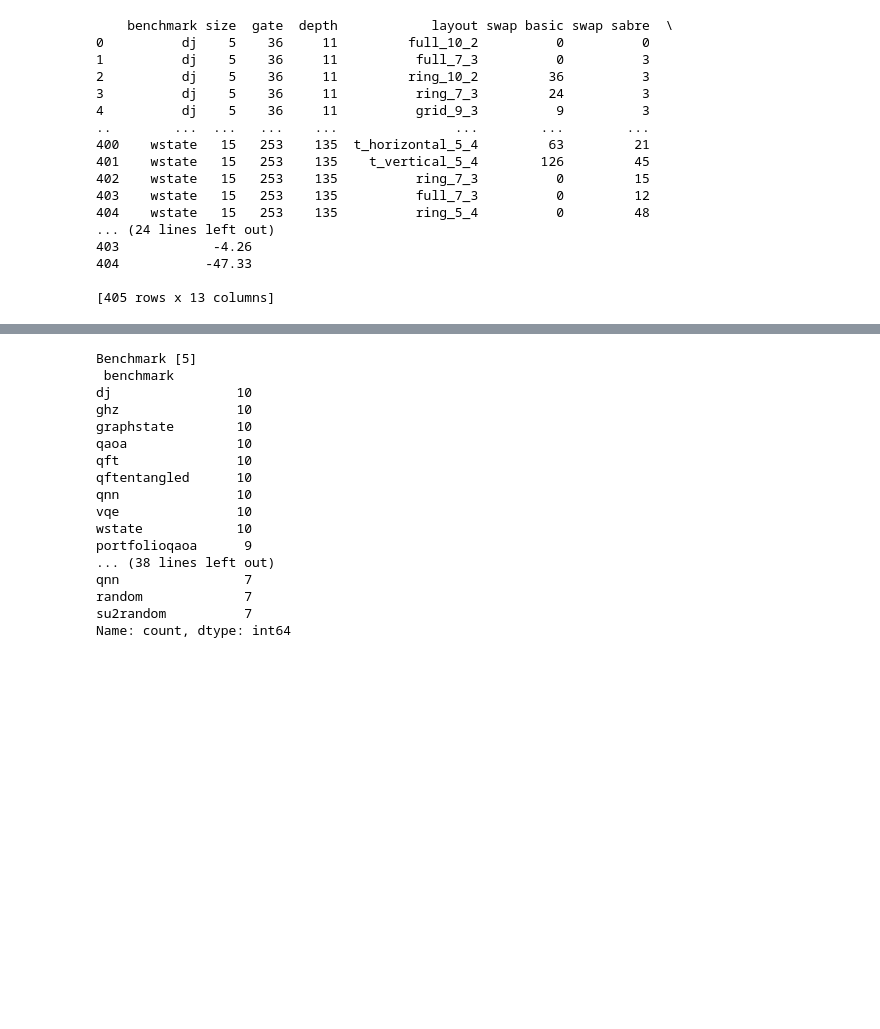
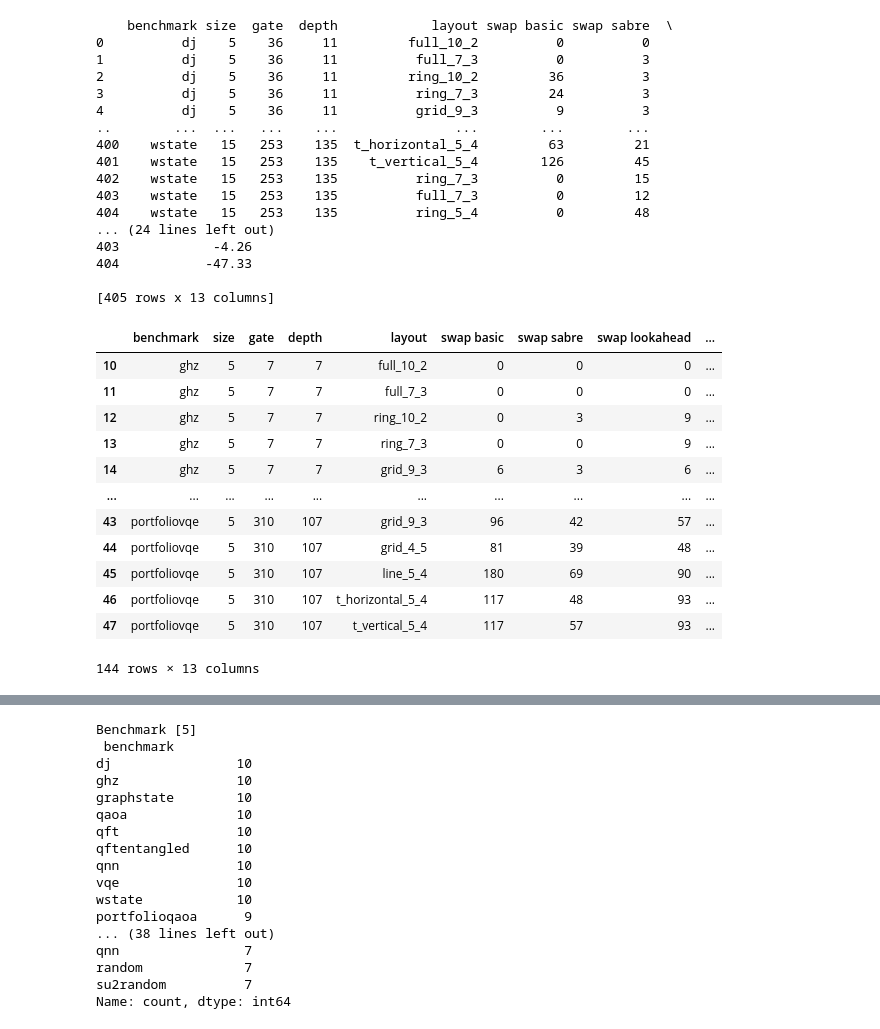
Before and after one commit to natashaval/qubit-mapping-distributed-qc, a Jupyter notebook: 6_table_plot.ipynb, the cells around one changed output, grey strips where cells are left out. Cells and saved outputs as stored; diff of their text form; code cells hidden in the pictures; blank space fills up the shorter version.

```diff
--- a/6_table_plot.ipynb
+++ b/6_table_plot.ipynb
@@ -144,10 +144,39 @@ def build_by_benchmark(df, circuit_size):
     latex = latex.replace('_', r'\_').replace('%', r'\%')
     save_latex_to_file(latex, circuit_size, 'benchmark')
     return df
+# %%
+import os
+
+def build_by_benchmark_excel(df, circuit_size):
+    df = df[df['size'] == f"{circuit_size}"]
+    df = df.sort_values(by=['gate', 'benchmark'])
+    # df = df.drop(columns=['size'])
+    # df = rename_columns(df)
+    with pd.ExcelWriter("excel/benchmark_layout.xlsx", mode="a" if os.path.exists("excel/benchmark_layout.xlsx") else "w", engine="openpyxl") as writer: # change mode between a = append and w = write
+        df.to_excel(writer, sheet_name=f"n = {circuit_size}", index=False)
+    return df
 # %%
 df_benchmark_5 = build_by_benchmark(df, 5)
 df_benchmark_10 = build_by_benchmark(df, 10)
 df_benchmark_15 = build_by_benchmark(df, 15)
+# %%
+build_by_benchmark_excel(df, 5)
+# build_by_benchmark_excel(df, 10)
+# build_by_benchmark_excel(df, 15)
+# %% [output]
+|  | benchmark | size | gate | depth | layout | swap basic | swap sabre | swap lookahead | ... |
+| 10 | ghz | 5 | 7 | 7 | full_10_2 | 0 | 0 | 0 | ... |
+| 11 | ghz | 5 | 7 | 7 | full_7_3 | 0 | 0 | 0 | ... |
+| 12 | ghz | 5 | 7 | 7 | ring_10_2 | 0 | 3 | 9 | ... |
+| 13 | ghz | 5 | 7 | 7 | ring_7_3 | 0 | 0 | 9 | ... |
+| 14 | ghz | 5 | 7 | 7 | grid_9_3 | 6 | 3 | 6 | ... |
+| ... | ... | ... | ... | ... | ... | ... | ... | ... | ... |
+| 43 | portfoliovqe | 5 | 310 | 107 | grid_9_3 | 96 | 42 | 57 | ... |
+| 44 | portfoliovqe | 5 | 310 | 107 | grid_4_5 | 81 | 39 | 48 | ... |
+| 45 | portfoliovqe | 5 | 310 | 107 | line_5_4 | 180 | 69 | 90 | ... |
+| 46 | portfoliovqe | 5 | 310 | 107 | t_horizontal_5_4 | 117 | 48 | 93 | ... |
+| 47 | portfoliovqe | 5 | 310 | 107 | t_vertical_5_4 | 117 | 57 | 93 | ... |
+144 rows × 13 columns
 # %%
 def build_by_layout(df, circuit_size):
     df = df[df['size'] == f"{circuit_size}"]
```
Also changed, not shown: parts of 3 cells of this notebook, 10 other files.
